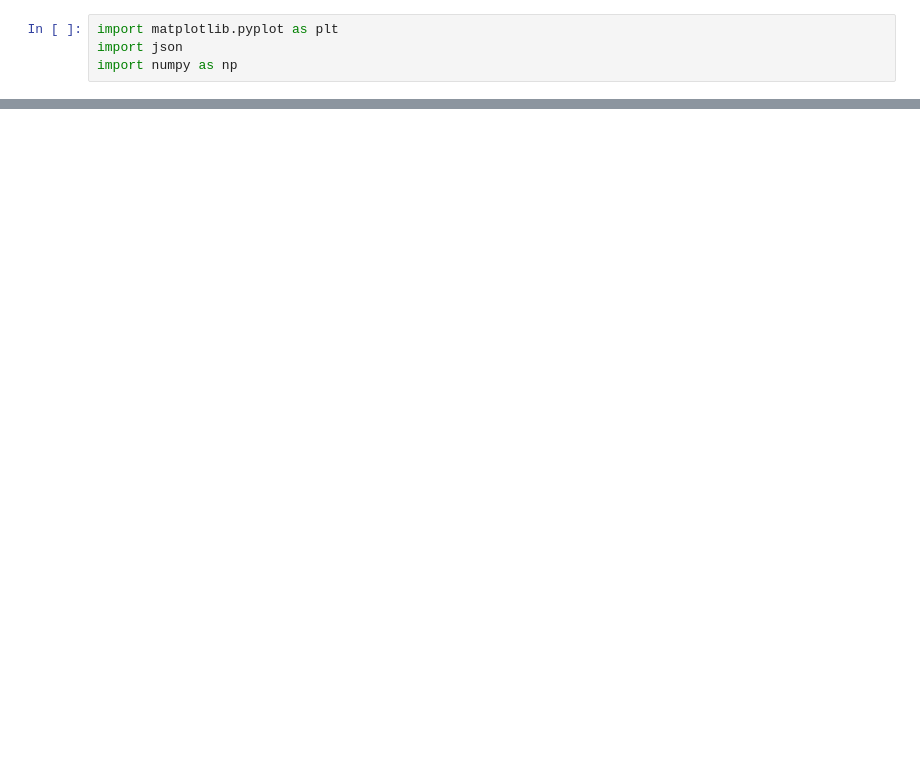
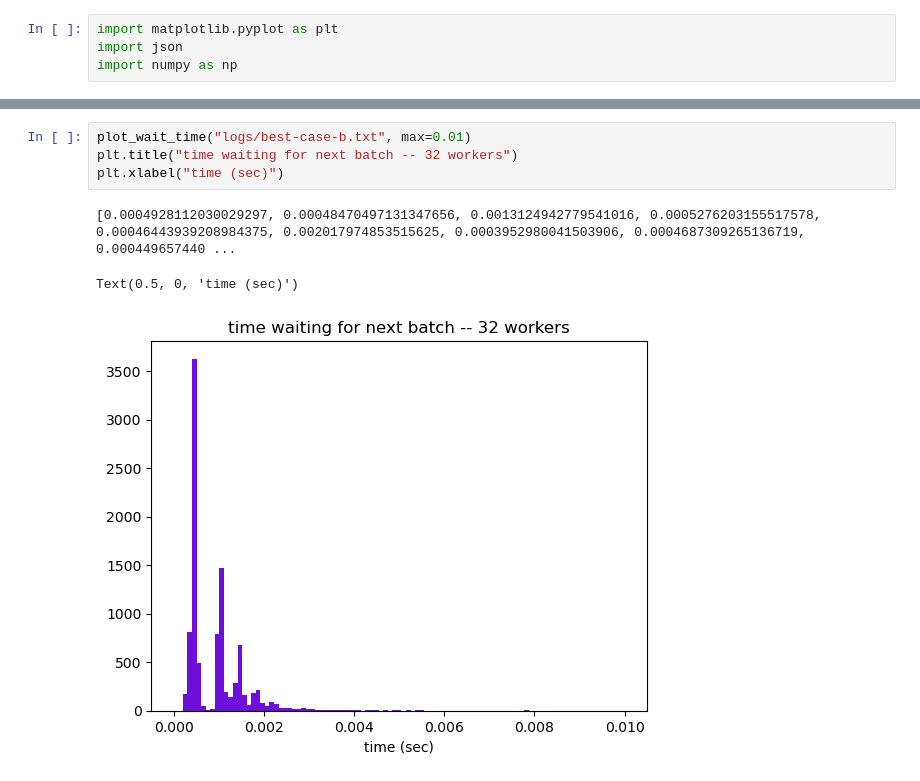
Before and after one commit to earth-mover/dataloader-demo, a Jupyter notebook: plot.ipynb, the cells around one changed output, grey strips where cells are left out. Cells and saved outputs as stored; diff of their text form; blank space fills up the shorter version.

```diff
--- a/plot.ipynb
+++ b/plot.ipynb
@@ -55,0 +119,8 @@ def plot_log(fname):
+# %%
+plot_wait_time("logs/best-case-b.txt", max=0.01)
+plt.title("time waiting for next batch -- 32 workers")
+plt.xlabel("time (sec)")
+# %% [output]
+[0.0004928112030029297, 0.00048470497131347656, 0.0013124942779541016, 0.0005276203155517578, 0.00046443939208984375, 0.002017974853515625, 0.0003952980041503906, 0.0004687309265136719, 0.000449657440 ...
+Text(0.5, 0, 'time (sec)')
+[figure, added]
```
Also changed, not shown: parts of 33 cells of this notebook, 1 other file.
